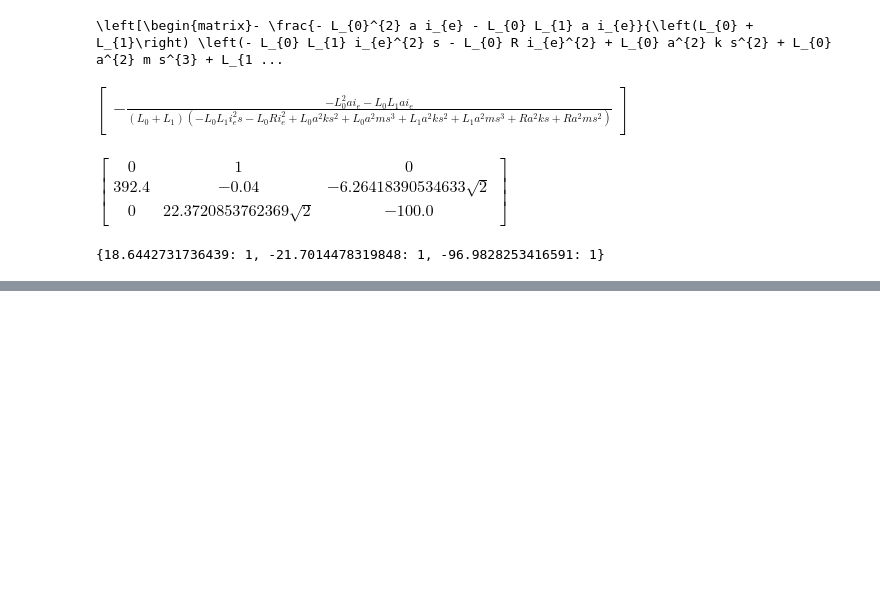
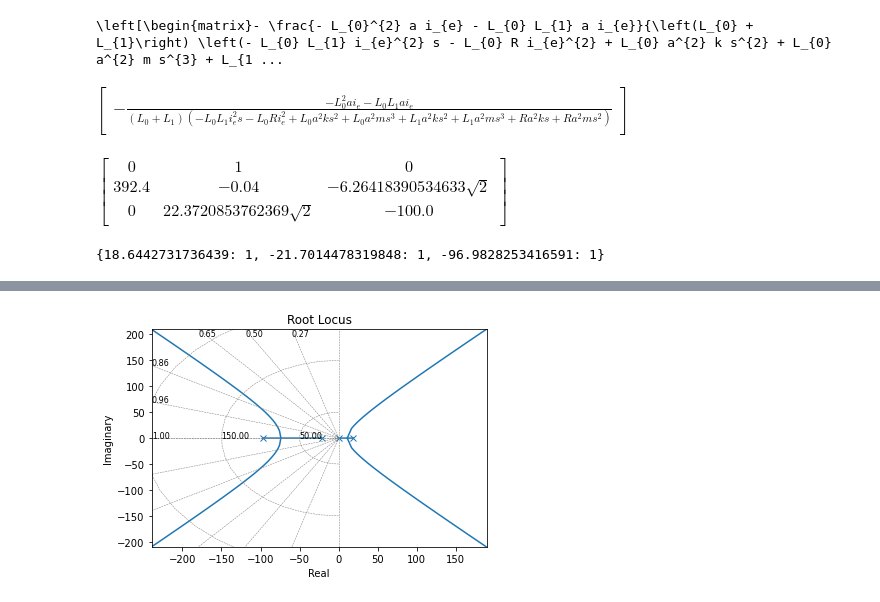
Before and after one commit to MuelasU/projeto_controle, a Jupyter notebook: desenvolvimento.ipynb, the cells around one changed output, grey strips where cells are left out. Saved outputs shown, nothing was run; the diff lists cells and outputs as text; code cells hidden in the pictures; blank space fills up the shorter version.

```diff
--- a/desenvolvimento.ipynb
+++ b/desenvolvimento.ipynb
@@ -47,0 +87,9 @@ A_eval.eigenvals()
+# %%
+Kp = 1
+Kd = 1
+Ki = 1
+# %%
+Cs = Ki/s
+_ = control.root_locus(Cs*Gs)
+# %% [output]
+[figure, added]
```
Also changed, not shown: parts of 18 cells of this notebook, 2 other files.
